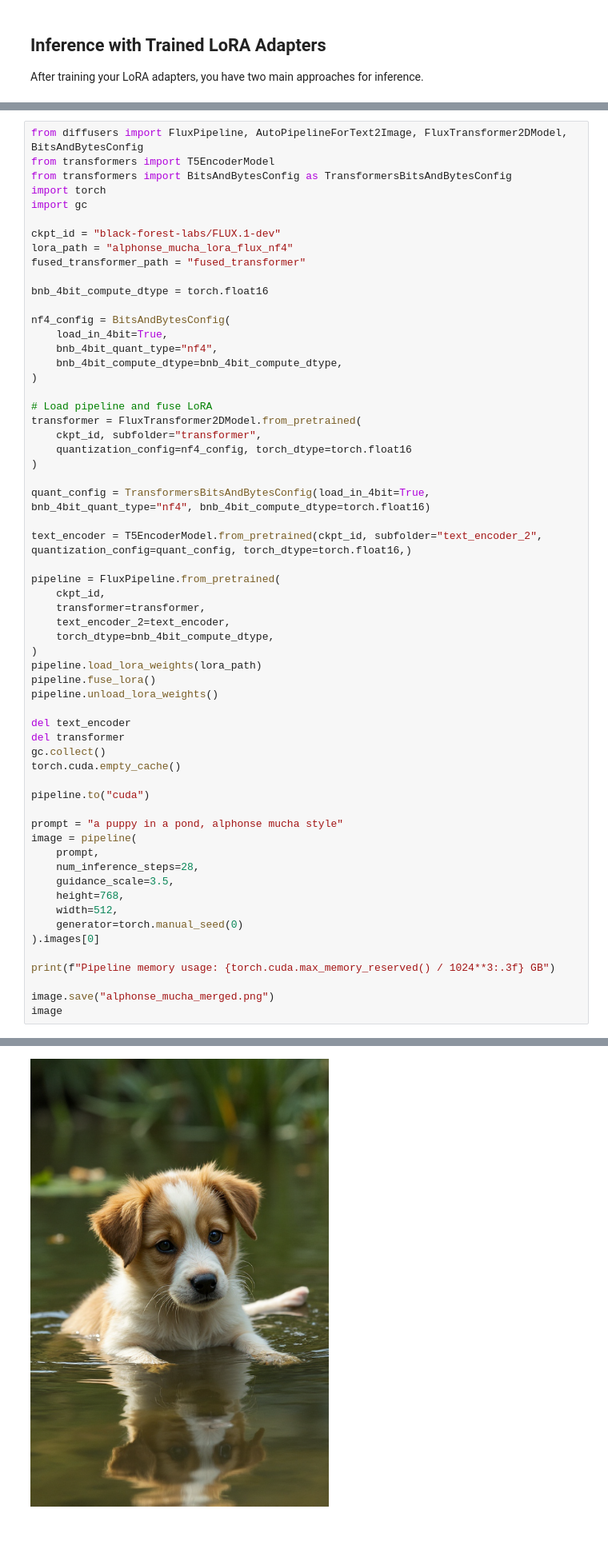
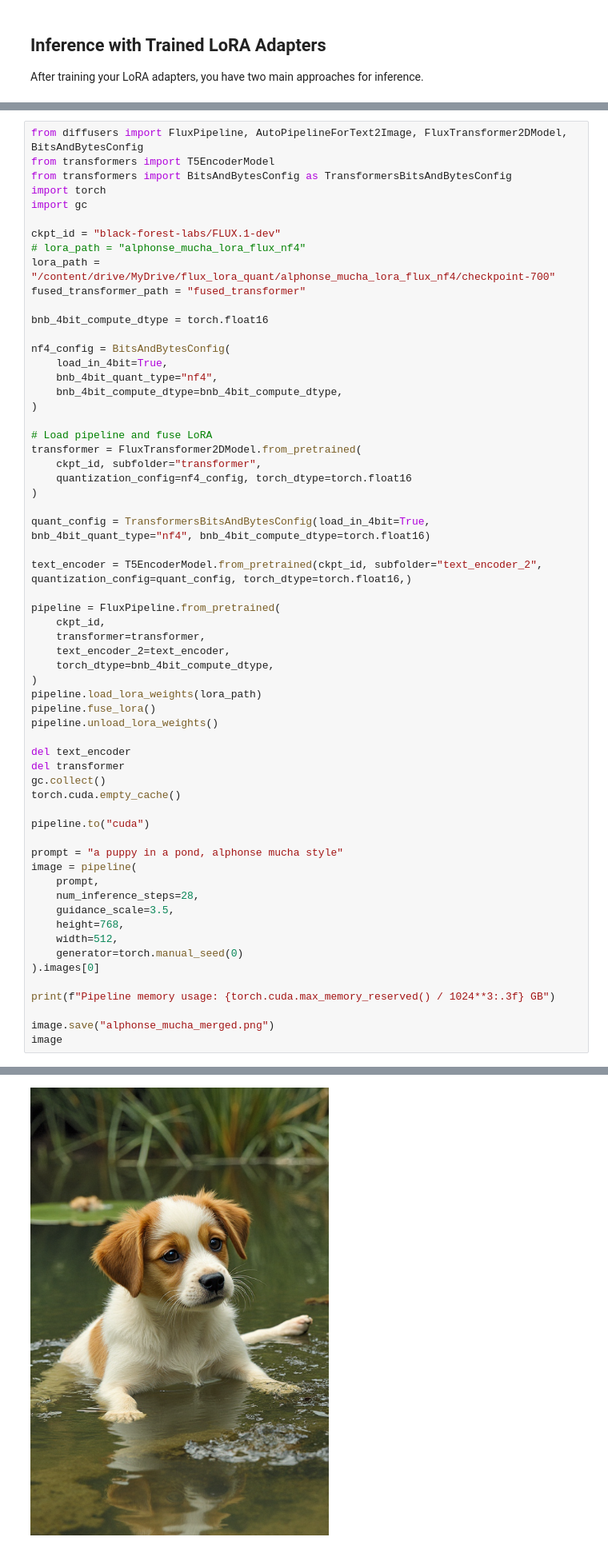
Before and after one commit to DerekLiu35/notebooks, a Jupyter notebook: flux_lora_quant_blogpost.ipynb, the cells around one changed output, grey strips where cells are left out. Shown at 80% size. Drawn from its saved outputs; the diff is of its cells as text.

```diff
--- a/flux_lora_quant_blogpost.ipynb
+++ b/flux_lora_quant_blogpost.ipynb
@@ -694,7 +785,8 @@ import torch
 import gc
 
 ckpt_id = "black-forest-labs/FLUX.1-dev"
-lora_path = "alphonse_mucha_lora_flux_nf4"
+# lora_path = "alphonse_mucha_lora_flux_nf4"
+lora_path = "/content/drive/MyDrive/flux_lora_quant/alphonse_mucha_lora_flux_nf4/checkpoint-700"
 fused_transformer_path = "fused_transformer"
 
 bnb_4bit_compute_dtype = torch.float16
@@ -753,4 +865,4 @@ Pipeline memory usage: 14.402 GB
-[figure, old version]
+[figure, new version]
 # %% [markdown]
 ## Conclusion
 
```
Also changed, not shown: parts of 11 cells of this notebook.
